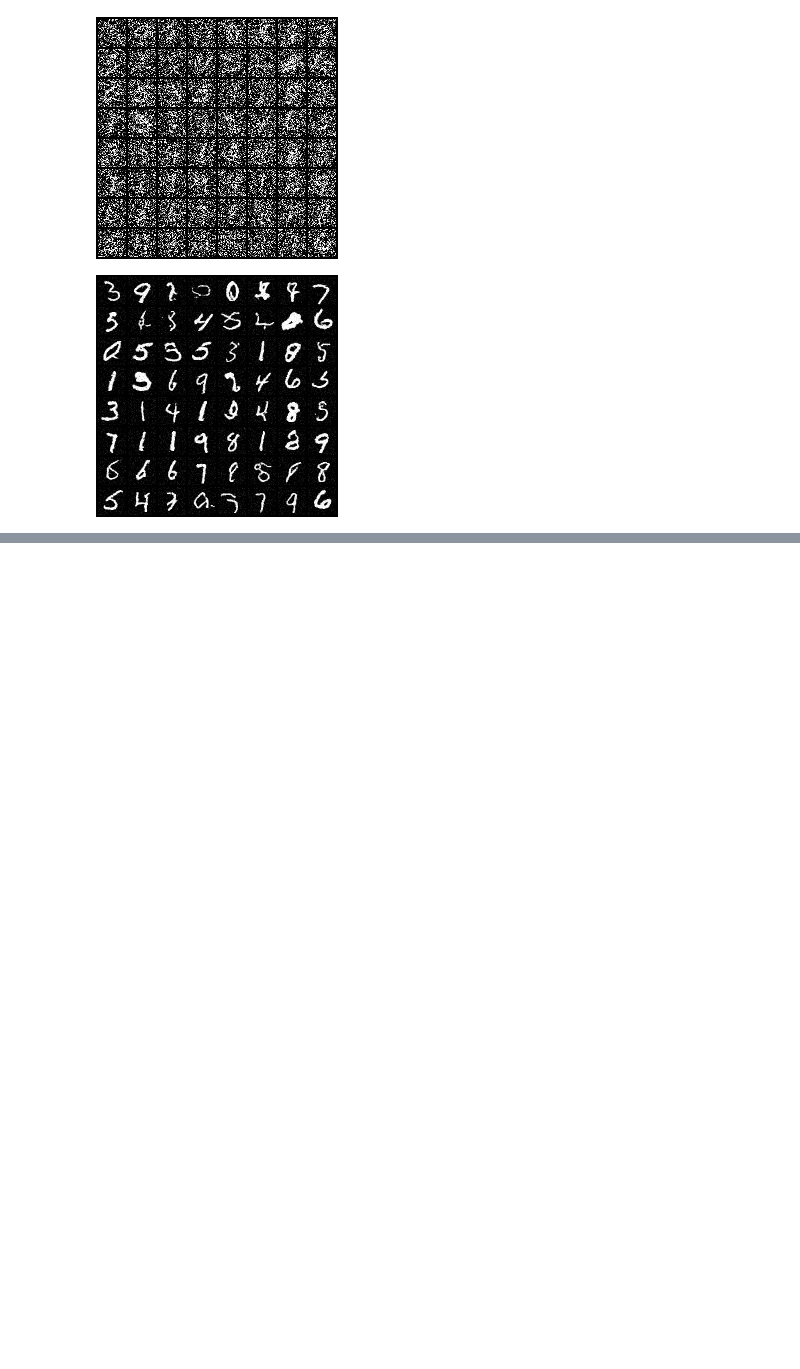
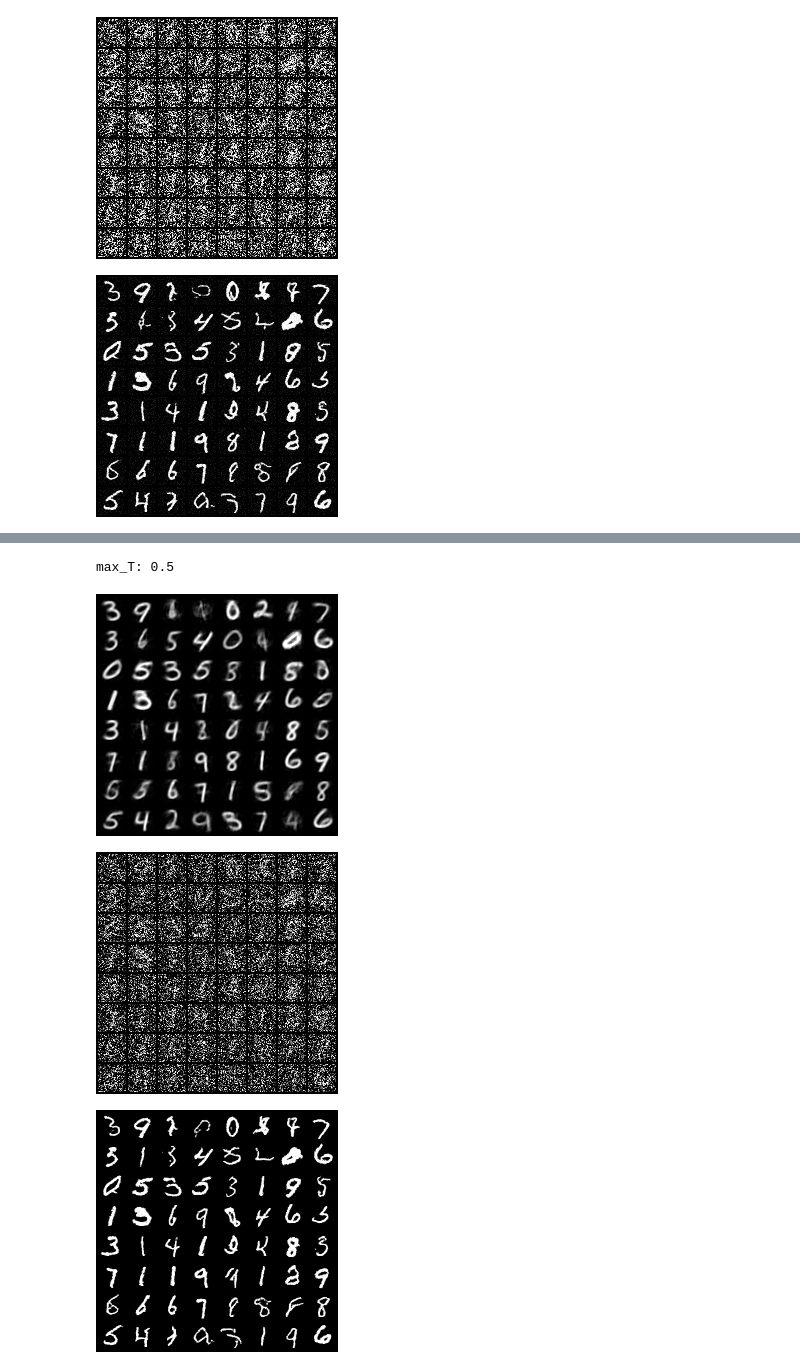
Before and after one commit to Hope7Happiness/6s978_project, a Jupyter notebook: sample.ipynb, the cells around one changed output, grey strips where cells are left out. Cells and saved outputs as stored; diff of their text form; code cells hidden in the pictures; blank space fills up the shorter version.

```diff
--- a/sample.ipynb
+++ b/sample.ipynb
@@ -448,0 +498,35 @@ max_T: 500
+# %%
+class Merged_FM_VAE_Sampler(SamplerBase):
+    def __init__(self,max_T=500):
+        self.max_T = max_T
+        self.vae_sampler = VAE_Sampler()
+        self.fm_sampler = FM_Sampler_test(max_T)
+
+    @torch.no_grad()
+    def sample(self,vae_model,fm_model,num,desc=''):
+        # we ensure that the same random seed is used
+        torch.manual_seed(0)
+        torch.cuda.manual_seed(0)
+        x_vae = self.vae_sampler.calc(vae_model,num)
+        grid = vutils.make_grid(x_vae, nrow=8)
+        vutils.save_image(grid, f'samples/test_merged{desc}_vae_{self.max_T}.png')
+
+        x = x_vae * (1-self.max_T) + torch.randn_like(x_vae) * self.max_T
+        grid = vutils.make_grid(x, nrow=8)
+        vutils.save_image(grid, f'samples/test_merged{desc}_noisy_{self.max_T}.png')
+
+        x = self.fm_sampler.sample(fm_model, x, num, f'test_merged{desc}_fm_gen_{self.max_T}')
+        return x
+# %%
+max_T = 0.5
+print('max_T:',max_T)
+sampler = Merged_FM_VAE_Sampler(max_T=max_T)
+x = sampler.sample(vae_model,model,64)
+display(Image(filename=f'samples/test_merged_vae_{max_T}.png'))
+display(Image(filename=f'samples/test_merged_noisy_{max_T}.png'))
+display(Image(filename=f'samples/test_merged_fm_gen_{max_T}.png'))
+# %% [output]
+max_T: 0.5
+[figure, added]
+[figure, added]
+[figure, added]
```
Also changed, not shown: parts of 9 cells of this notebook, 6 other files.
